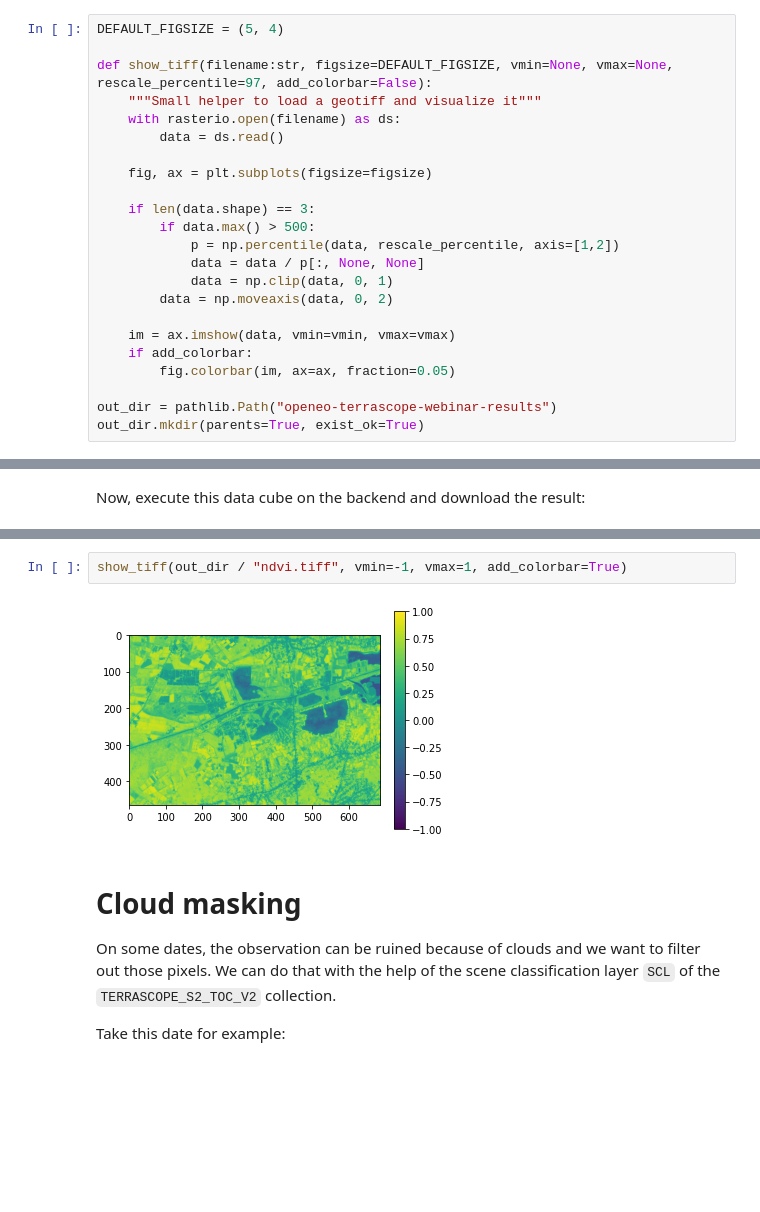
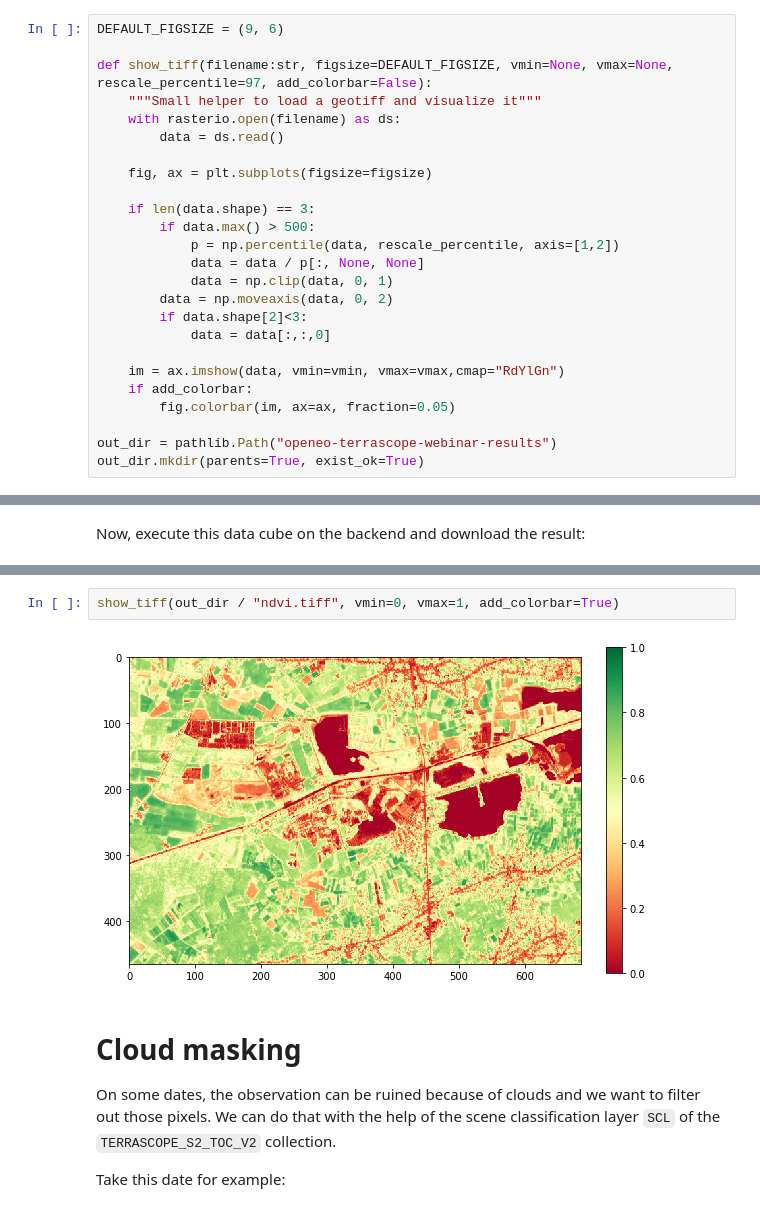
Before and after one commit to openEOPlatform/SRR1_notebooks, a Jupyter notebook: OpenEO Platform - basics.ipynb, the cells around one changed output, grey strips where cells are left out. Cells and saved outputs as stored; diff of their text form; blank space fills up the shorter version.

Commit message:
update graphs & figures

```diff
--- a/OpenEO Platform - basics.ipynb
+++ b/OpenEO Platform - basics.ipynb
@@ -21,7 +20,7 @@ from openeo.rest.conversions import timeseries_json_to_pandas
 
 %matplotlib inline
 # %%
-DEFAULT_FIGSIZE = (5, 4)
+DEFAULT_FIGSIZE = (9, 6)
 
 def show_tiff(filename:str, figsize=DEFAULT_FIGSIZE, vmin=None, vmax=None, rescale_percentile=97, add_colorbar=False):
     """Small helper to load a geotiff and visualize it"""
@@ -36,8 +35,10 @@ def show_tiff(filename:str, figsize=DEFAULT_FIGSIZE, vmin=None, vmax=None, resca
             data = data / p[:, None, None]
             data = np.clip(data, 0, 1)
         data = np.moveaxis(data, 0, 2)
+        if data.shape[2]<3:
+            data = data[:,:,0]
 
-    im = ax.imshow(data, vmin=vmin, vmax=vmax)
+    im = ax.imshow(data, vmin=vmin, vmax=vmax,cmap="RdYlGn")
     if add_colorbar:
         fig.colorbar(im, ax=ax, fraction=0.05)
 
@@ -155,7 +181,7 @@ ndvi.download(out_dir / "ndvi.tiff", format="GTiff")
 # %%
-show_tiff(out_dir / "ndvi.tiff", vmin=-1, vmax=1, add_colorbar=True)
+show_tiff(out_dir / "ndvi.tiff", vmin=0, vmax=1, add_colorbar=True)
 # %% [output]
-[figure, old version]
+[figure, new version]
 # %% [markdown]
 # Cloud masking
 
```
Also changed, not shown: parts of 25 cells of this notebook.
